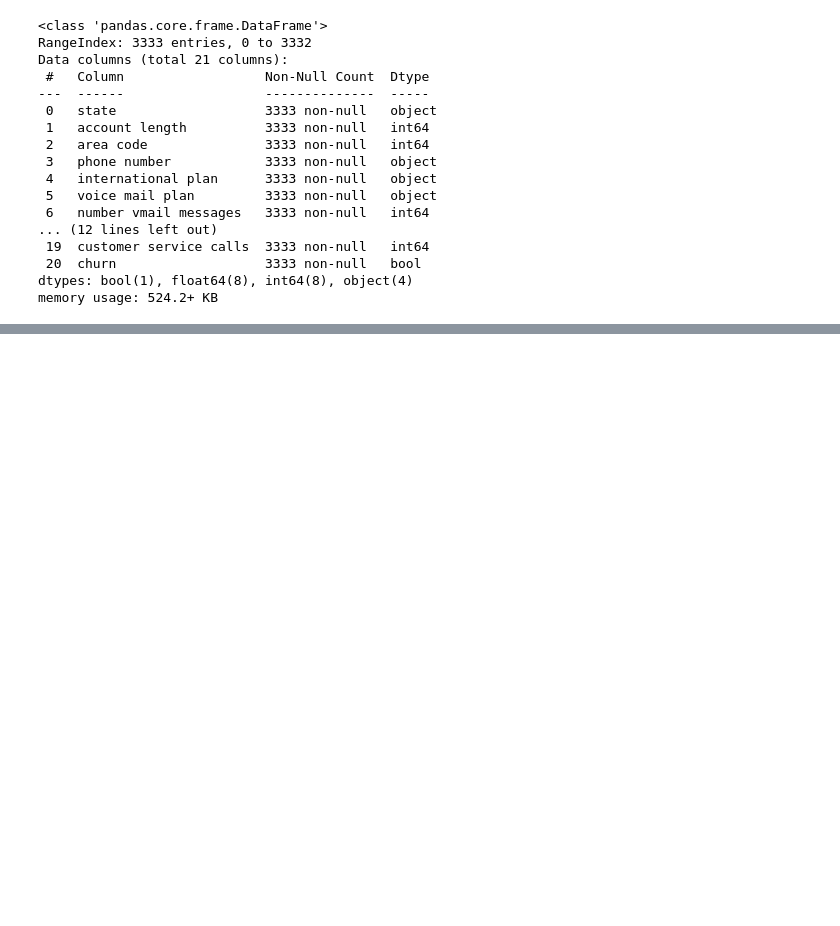
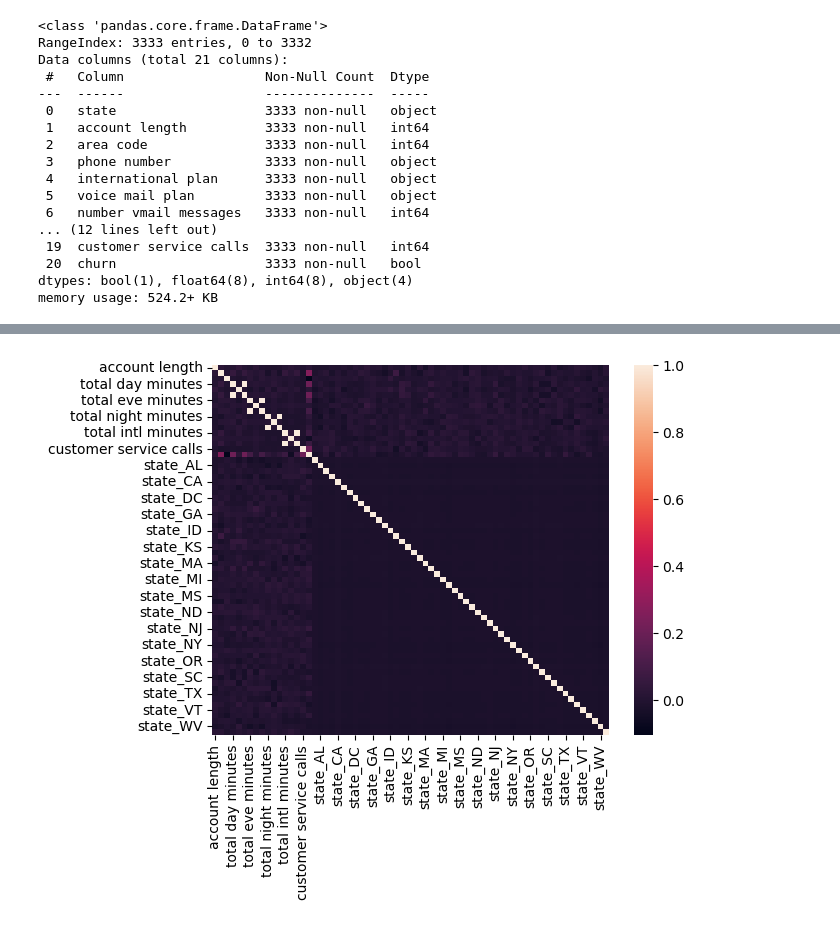
Before and after one commit to lilibethlangat/SyriaTel-Customer-Churn, a Jupyter notebook: Churn.ipynb, the cells around one changed output, grey strips where cells are left out. Saved outputs shown, nothing was run; the diff lists cells and outputs as text; code cells hidden in the pictures; blank space fills up the shorter version.

```diff
--- a/Churn.ipynb
+++ b/Churn.ipynb
@@ -8,10 +41,10 @@ warnings.filterwarnings('ignore')
 %matplotlib inline
 # %%
 # read dataset into notebook
-churn = pd.read_csv('Data/customer_churn.csv')
+customer_churn = pd.read_csv('Data/customer_churn.csv')
 # check out the shape and first five rows
-print(churn.shape)
-churn.head()
+print(customer_churn.shape)
+customer_churn.head()
 # %% [output]
 (3333, 21)
 |  | state | account length | area code | phone number | international plan | voice mail plan | ... |
@@ -57,0 +112,25 @@ churn.describe()
+# %%
+# drop columns not useful for correlation
+churn_customer = customer_churn.drop(columns=['phone number', 'area code', 'number vmail messages'])
+
+# encode a few categorical columns
+churn_customer = pd.get_dummies(churn_customer, columns=['state'], drop_first=False)
+
+ohe_cols = ['international plan', 'voice mail plan', 'churn']
+
+# label the encoding
+for col in ohe_cols:
+    if churn_customer[col].dtype == 'object':
+        # 'yes'/'no' columns
+        churn_customer[col] = churn_customer[col].map({'yes': 1, 'no': 0})
+    elif churn_customer[col].dtype == 'bool':
+        # 'True'/'False' column (churn)
+        churn_customer[col] = churn_customer[col].astype(int)
+
+# Check the first few rows after encoding
+print("\nData Head after Encoding:")
+print(churn_customer[ohe_cols].head())
+
+# Calculate the correlation matrix
+correlation_matrix = churn_customer.corr()
+correlation_matrix
@@ -57,0 +158,5 @@ churn.describe()
+# %%
+# plot correlation heatmap
+sns.heatmap(correlation_matrix);
+# %% [output]
+[figure, added]
```
Also changed, not shown: parts of 69 cells of this notebook, 1 other file.
